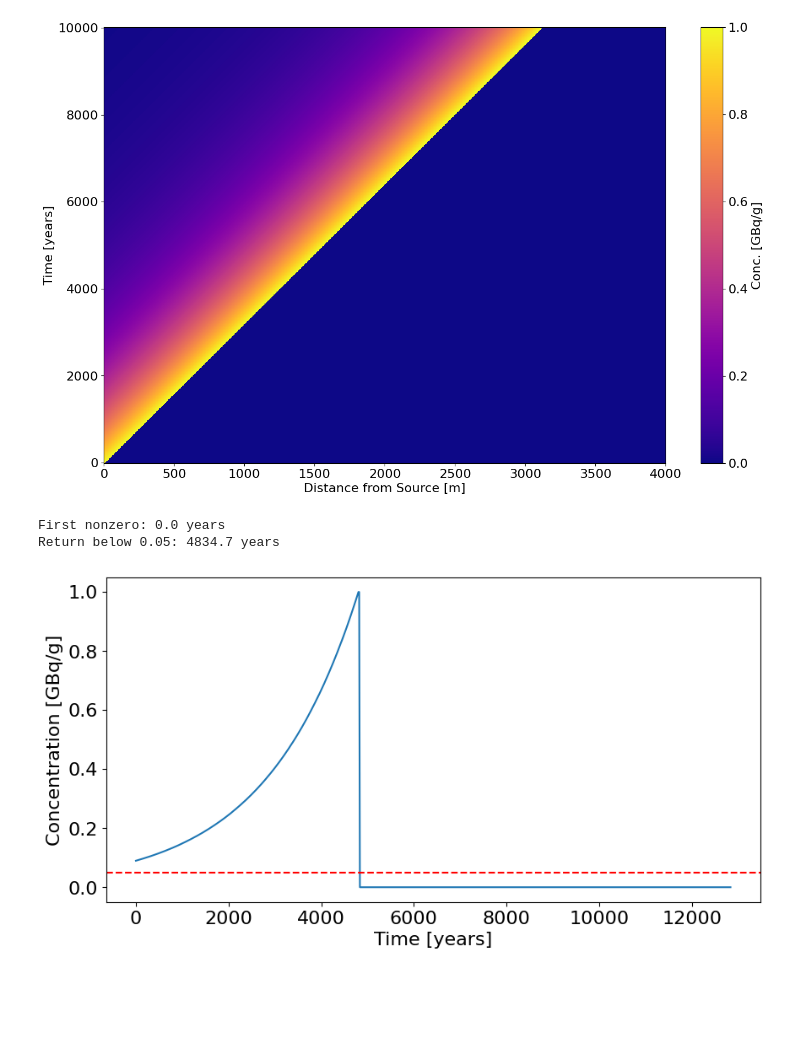
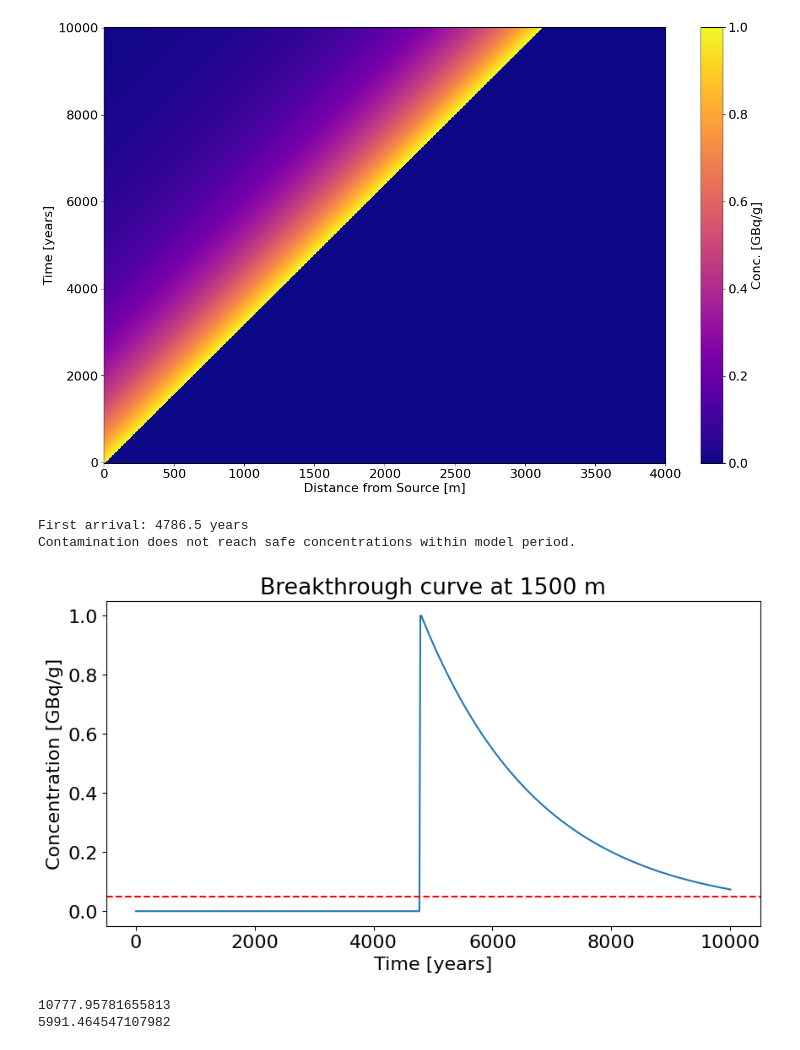
Before and after one commit to scottfordham/F26_GEOS518_STMF, a Jupyter notebook: mod05_1D-Advection/mod05-1D-Advection-Assignment.ipynb, the cells around one changed output. Saved outputs shown, nothing was run; the diff lists cells and outputs as text; code cells hidden in the pictures; blank space fills up the shorter version.

```diff
--- a/mod05_1D-Advection/mod05-1D-Advection-Assignment.ipynb
+++ b/mod05_1D-Advection/mod05-1D-Advection-Assignment.ipynb
@@ -147,32 +147,35 @@ plt.show()
 # %% [output]
 [figure]
 # %%
-# Reconstruct the time axis from the actual number of model steps
-time = np.arange(C.shape[0]) * dt
+# Breakthrough curve at x = 1500 m
+c = C[np.argmin(abs(x - 1500)), :]
 
-# Extract concentration at x = 1500 m
-c = C[:, np.argmin(abs(x - 1500))]
+# Arrival and return below 0.05 - needed AI to help with this one, was really struggling to retrieve the vector that is x=1500m.
+arrival = np.where(c > 0)[0][0]
+below = np.where((c[:-1] >= 0.05) & (c[1:] < 0.05))[0] + 1
 
-# First nonzero concentration
-i_start = np.where(c != 0)[0][0]
-
-# First downward crossing of 0.05
-i_end = np.where((c[:-1] >= 0.05) & (c[1:] < 0.05))[0]
-
-print(f"First nonzero: {time[i_start]:.1f} years")
-print(f"Return below 0.05: {time[i_end[0] + 1]:.1f} years"
-      if len(i_end) else "No return below 0.05")
+print(f"First arrival: {t[arrival]:.1f} years")
+print(f"Below 0.05 again: {t[below[0]]:.1f} years" if len(below) else "Contamination does not reach safe concentrations within model period. ")
 
 plt.figure(figsize=(10, 5))
-plt.plot(time, c)
+plt.plot(t, c)
 plt.axhline(0.05, color='red', ls='--')
 plt.xlabel('Time [years]')
 plt.ylabel('Concentration [GBq/g]')
+plt.title('Breakthrough curve at 1500 m')
 plt.show()
 # %% [output]
-First nonzero: 0.0 years
-Return below 0.05: 4834.7 years
+First arrival: 4786.5 years
+Contamination does not reach safe concentrations within model period.
-[figure, old version]
+[figure, new version]
+# %%
+t_005 = t[arrival] + np.log(c[arrival] / 0.05) / k_tank #exponential decay eq
+print(t_005)
+
+print(f'{t_005-t[arrival]}')
+# %% [output]
+10777.95781655813
+5991.464547107982
 # %% [markdown]
 *What time step did you have to select to get the Courant number as close to 1.0 as possible?*
 * dt needed to be 16.062057951174992 years - what a unique interval! perhaps how long every SCOTUS should sit on the bench?
```
Also changed, not shown: parts of 1 cell of this notebook, 3 other files.
